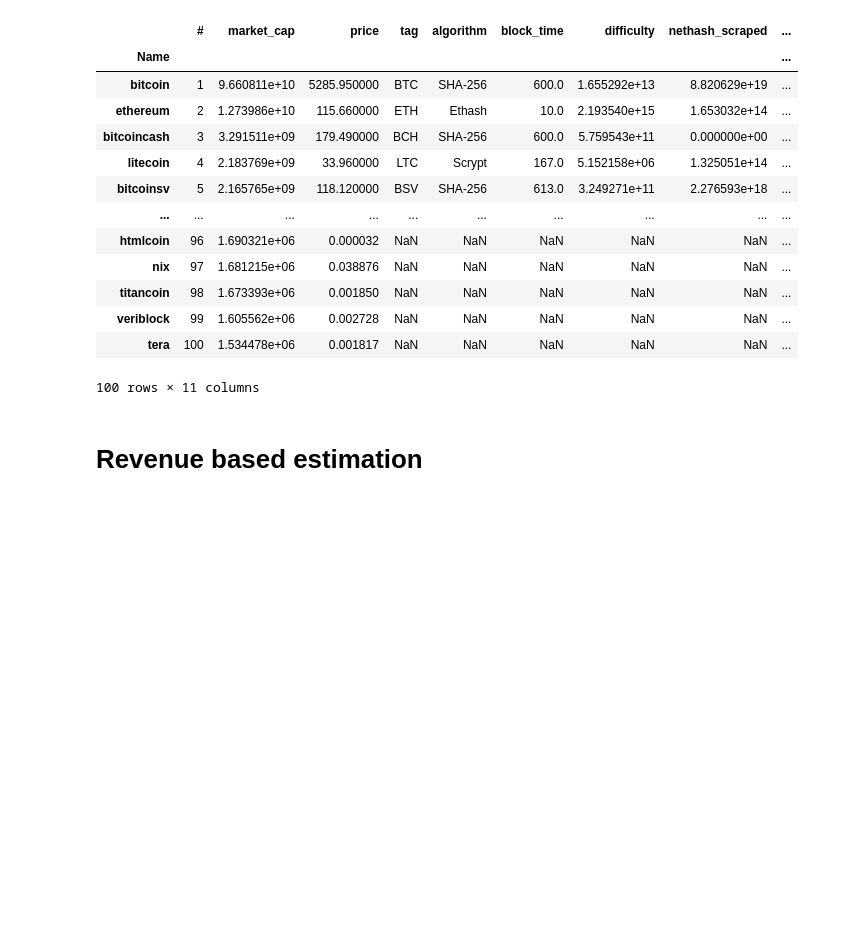
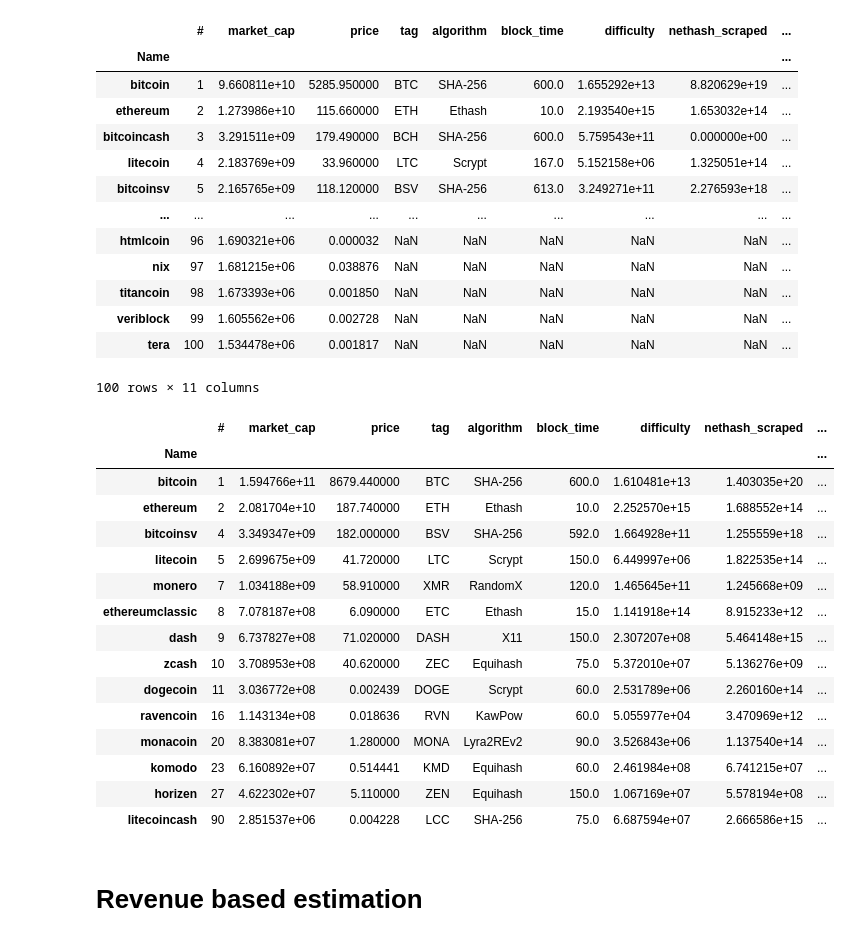
Before and after one commit to Lukasdeloose/sustainable_blockchain, a Jupyter notebook: data_analysis/energy_consumption.ipynb, the cells around one changed output. Saved outputs shown, nothing was run; the diff lists cells and outputs as text; code cells hidden in the pictures; blank space fills up the shorter version.

```diff
--- a/data_analysis/energy_consumption.ipynb
+++ b/data_analysis/energy_consumption.ipynb
@@ -382,6 +382,25 @@ for data_day in data_hist:
 # %%
 pd.DataFrame(list(bitcoin_profitable), columns=['name']).to_csv('bitcoin_prof_hardware.csv', encoding='utf-16')
 pd.DataFrame(list(ethereum_profitable), columns=['name']).to_csv('ethereum_prof_hardware.csv', encoding='utf-16')
+# %%
+found_missing_difficulty
+# %% [output]
+|  | # | market_cap | price | tag | algorithm | block_time | difficulty | nethash_scraped | ... |
+| Name |  |  |  |  |  |  |  |  | ... |
+| bitcoin | 1 | 1.594766e+11 | 8679.440000 | BTC | SHA-256 | 600.0 | 1.610481e+13 | 1.403035e+20 | ... |
+| ethereum | 2 | 2.081704e+10 | 187.740000 | ETH | Ethash | 10.0 | 2.252570e+15 | 1.688552e+14 | ... |
+| bitcoinsv | 4 | 3.349347e+09 | 182.000000 | BSV | SHA-256 | 592.0 | 1.664928e+11 | 1.255559e+18 | ... |
+| litecoin | 5 | 2.699675e+09 | 41.720000 | LTC | Scrypt | 150.0 | 6.449997e+06 | 1.822535e+14 | ... |
+| monero | 7 | 1.034188e+09 | 58.910000 | XMR | RandomX | 120.0 | 1.465645e+11 | 1.245668e+09 | ... |
+| ethereumclassic | 8 | 7.078187e+08 | 6.090000 | ETC | Ethash | 15.0 | 1.141918e+14 | 8.915233e+12 | ... |
+| dash | 9 | 6.737827e+08 | 71.020000 | DASH | X11 | 150.0 | 2.307207e+08 | 5.464148e+15 | ... |
+| zcash | 10 | 3.708953e+08 | 40.620000 | ZEC | Equihash | 75.0 | 5.372010e+07 | 5.136276e+09 | ... |
+| dogecoin | 11 | 3.036772e+08 | 0.002439 | DOGE | Scrypt | 60.0 | 2.531789e+06 | 2.260160e+14 | ... |
+| ravencoin | 16 | 1.143134e+08 | 0.018636 | RVN | KawPow | 60.0 | 5.055977e+04 | 3.470969e+12 | ... |
+| monacoin | 20 | 8.383081e+07 | 1.280000 | MONA | Lyra2REv2 | 90.0 | 3.526843e+06 | 1.137540e+14 | ... |
+| komodo | 23 | 6.160892e+07 | 0.514441 | KMD | Equihash | 60.0 | 2.461984e+08 | 6.741215e+07 | ... |
+| horizen | 27 | 4.622302e+07 | 5.110000 | ZEN | Equihash | 150.0 | 1.067169e+07 | 5.578194e+08 | ... |
+| litecoincash | 90 | 2.851537e+06 | 0.004228 | LCC | SHA-256 | 75.0 | 6.687594e+07 | 2.666586e+15 | ... |
 # %% [markdown]
 # Revenue based estimation
 # %% [markdown]
```
Also changed, not shown: 6 other files.
